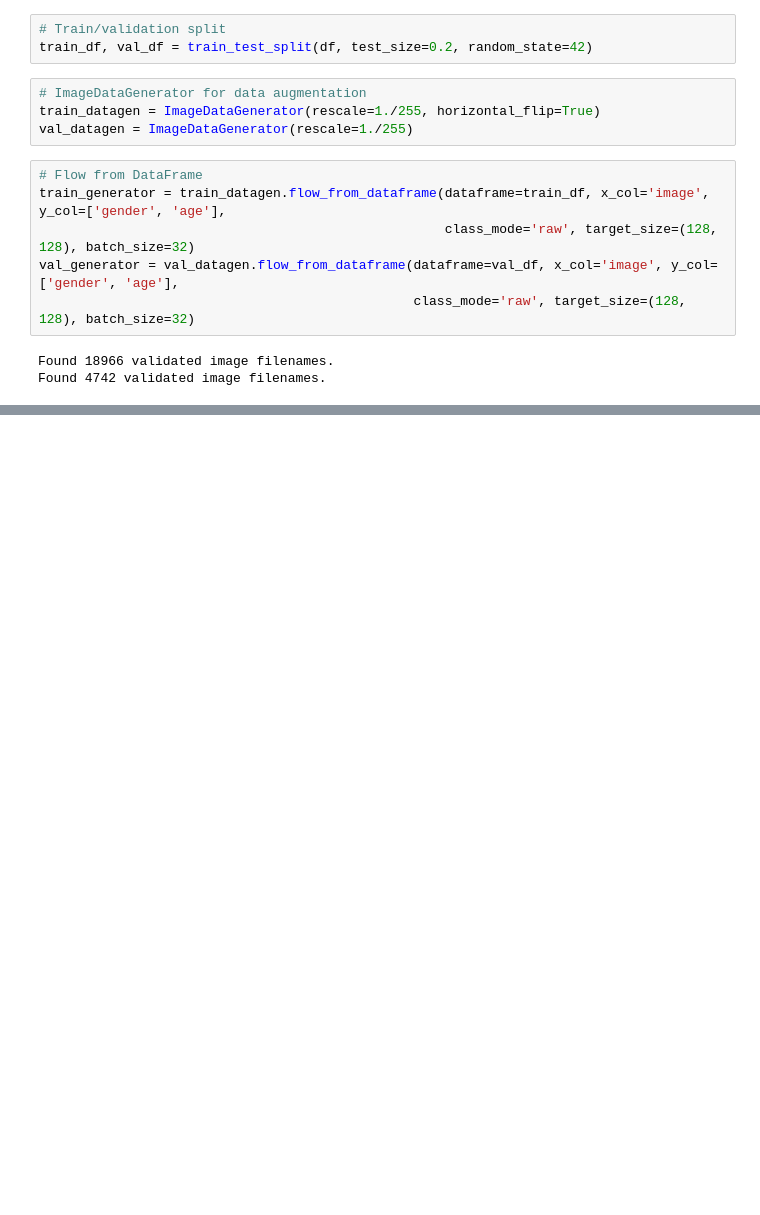
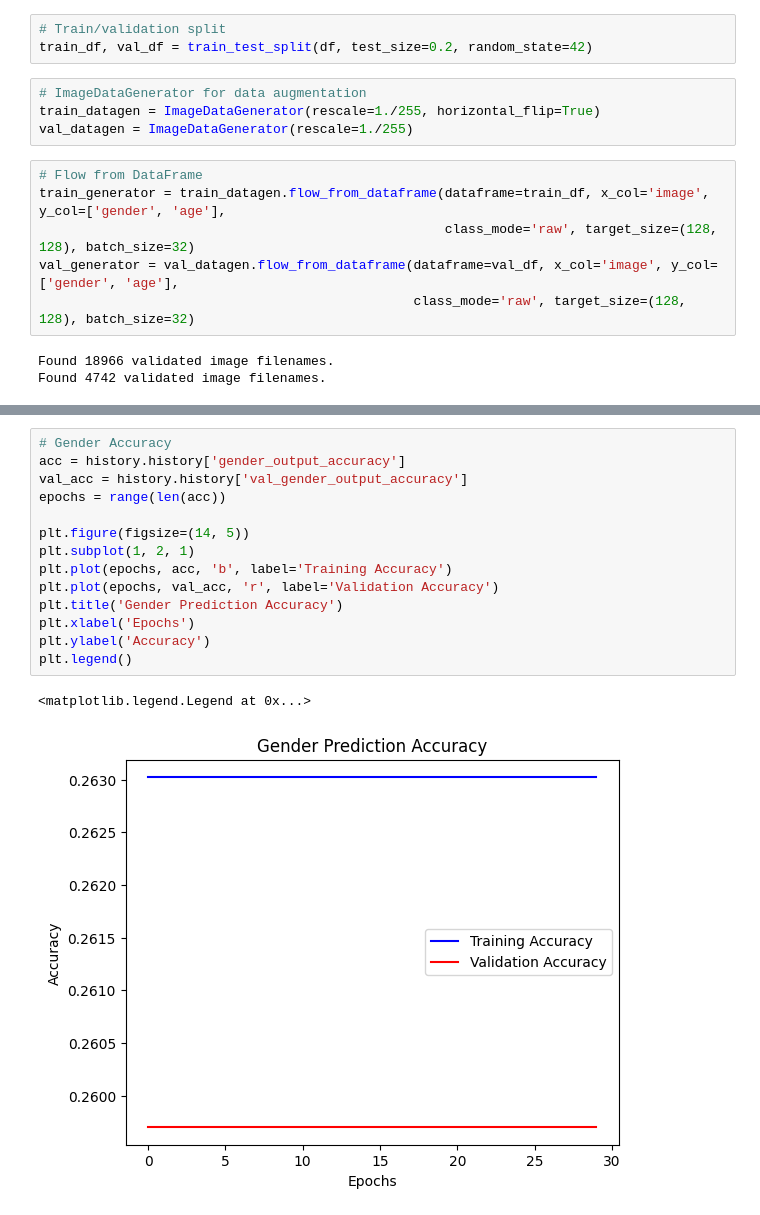
Before and after one commit to bevil56/age-detection, a Jupyter notebook: vgg16_agepredict.ipynb, the cells around one changed output, grey strips where cells are left out. Saved outputs shown, nothing was run; the diff lists cells and outputs as text; blank space fills up the shorter version.

```diff
--- a/vgg16_agepredict.ipynb
+++ b/vgg16_agepredict.ipynb
@@ -210 +213,18 @@ Epoch 30/30
+# %%
+# Gender Accuracy
+acc = history.history['gender_output_accuracy']
+val_acc = history.history['val_gender_output_accuracy']
+epochs = range(len(acc))
+
+plt.figure(figsize=(14, 5))
+plt.subplot(1, 2, 1)
+plt.plot(epochs, acc, 'b', label='Training Accuracy')
+plt.plot(epochs, val_acc, 'r', label='Validation Accuracy')
+plt.title('Gender Prediction Accuracy')
+plt.xlabel('Epochs')
+plt.ylabel('Accuracy')
+plt.legend()
+# %% [output]
+<matplotlib.legend.Legend at 0x...>
+[figure, added]
 # %%
```
Also changed, not shown: parts of 8 cells of this notebook.
